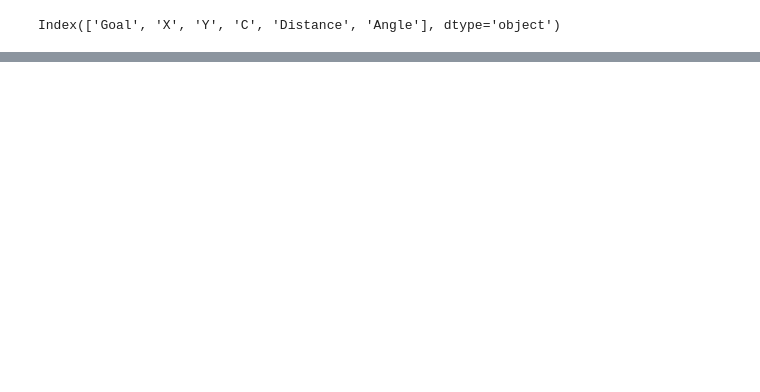
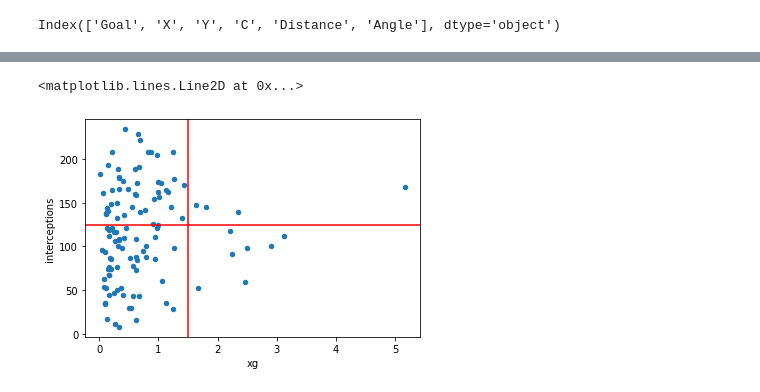
Before and after one commit to rv0lt/MathematicsOfFootball, a Jupyter notebook: asigments2.ipynb, the cells around one changed output, grey strips where cells are left out. Cells and saved outputs as stored; diff of their text form; code cells hidden in the pictures; blank space fills up the shorter version.

```diff
--- a/asigments2.ipynb
+++ b/asigments2.ipynb
@@ -313,0 +345,10 @@ aux[aux["chainId"] == 7]
+# %%
+SpainChain = addXg(goals, SpainChain)
+SpainChain = SpainChain[["eventId", "playerId", "matchId", "teamId", "chainId", "xg"]]
+SpainChain2 = SpainChain[SpainChain["xg"] > 0]
+# %%
+defendersEventsSpain = filterEventsByPlayers(eventsSpain,playersDf)
+# %%
+interceptionsSpain = filterInterceptionsEvents(defendersEventsSpain)
+# %%
+spainMetrics = getMetrics(SpainChain2,interceptionsSpain)
@@ -313,0 +372,7 @@ aux[aux["chainId"] == 7]
+# %%
+ax = spainMetrics.plot.scatter(x="xg", y="interceptions")
+ax.axvline(x=1.5,ymin=0, ymax=1, color="red")
+ax.axhline(y=125, xmin=0, xmax=1, color="red")
+# %% [output]
+<matplotlib.lines.Line2D at 0x...>
+[figure, added]
```
Also changed, not shown: parts of 44 cells of this notebook.
